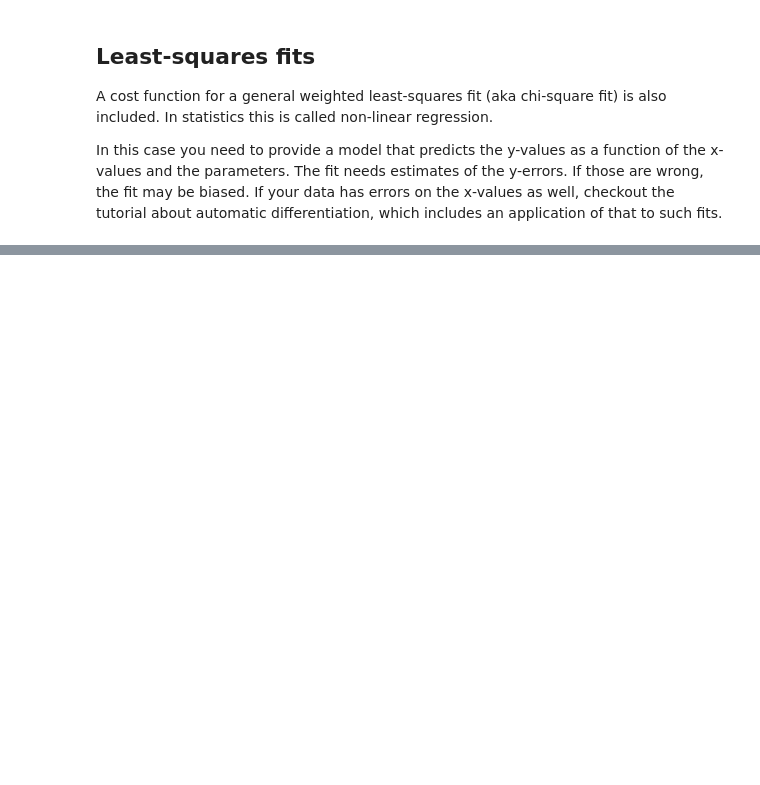
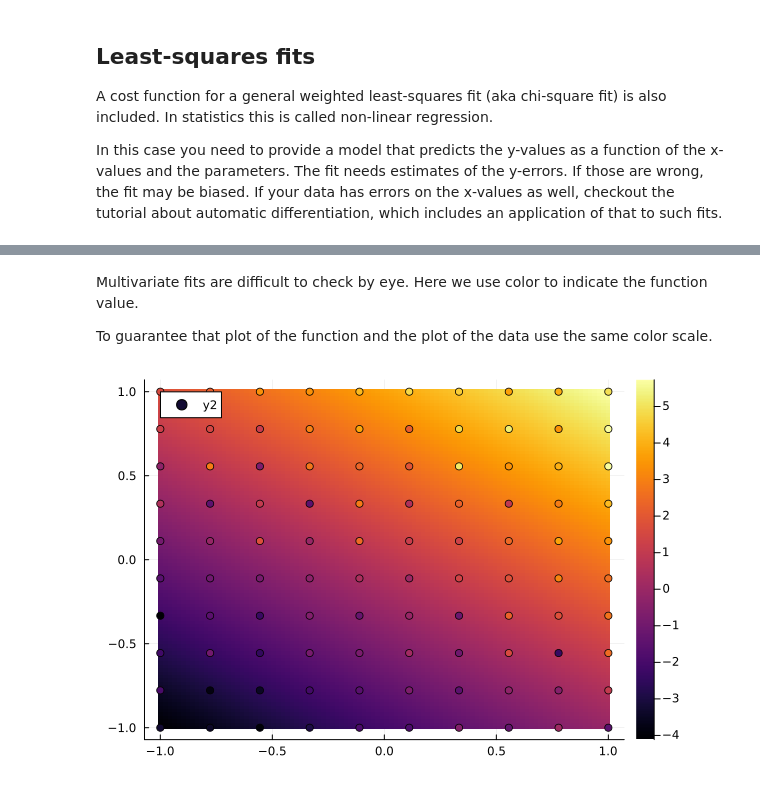
Before and after one commit to JuliaHEP/Minuit2.jl, a Jupyter notebook: examples/costfunctions.ipynb, the cells around one changed output, grey strips where cells are left out. Cells and saved outputs as stored; diff of their text form; code cells hidden in the pictures; blank space fills up the shorter version.

```diff
--- a/examples/costfunctions.ipynb
+++ b/examples/costfunctions.ipynb
@@ -48,0 +76,4 @@ m1.parameters
+# %%
+c2 = LeastSquares(xy, z, zerror, model2)
+m2 = Minuit(c2, 0, 0, 0)
+migrad!(m2)
@@ -48,0 +98,9 @@ m1.parameters
+# %% [markdown]
+Multivariate fits are difficult to check by eye. Here we use color to indicate the function value.
+
+To guarantee that plot of the function and the plot of the data use the same color scale.
+# %%
+heatmap(range(-1.,1.,100), range(-1.,1.,100), (x,y)->model2((x,y), m2.values...))
+scatter!(xy, zcolor=z)
+# %% [output]
+[figure, added]
```
Also changed, not shown: parts of 12 cells of this notebook, 3 other files.
